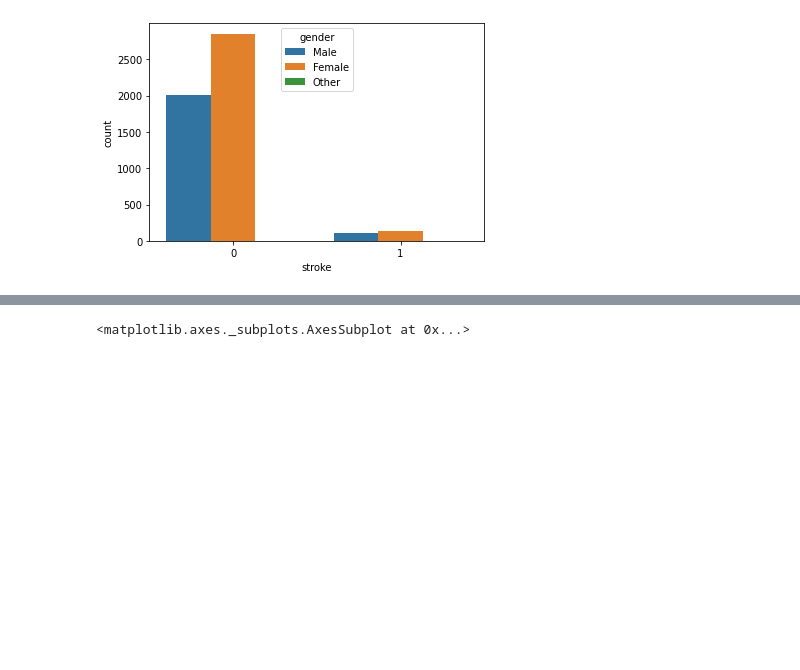
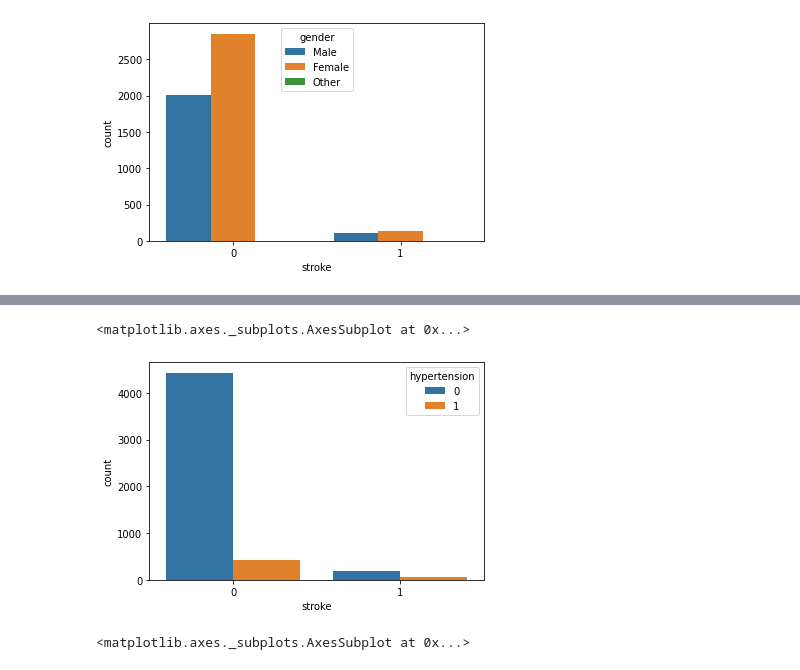
Before and after one commit to YoonSa8/collage-projects-, a Jupyter notebook: Untitled1.ipynb, the cells around one changed output, grey strips where cells are left out. Drawn from its saved outputs; the diff is of its cells as text; code cells hidden in the pictures; blank space fills up the shorter version.

```diff
--- a/Untitled1.ipynb
+++ b/Untitled1.ipynb
@@ -63,3 +68,8 @@ sns.countplot(df['stroke'], hue=df['gender'])
+# %%
+sns.countplot(df['stroke'], hue= df['hypertension'])
+# %% [output]
+<matplotlib.axes._subplots.AxesSubplot at 0x...>
+[figure, added]
 # %%
 sns.countplot(df['stroke'], hue=df['ever_married'])
 # %% [output]
```
Also changed, not shown: parts of 16 cells of this notebook.
